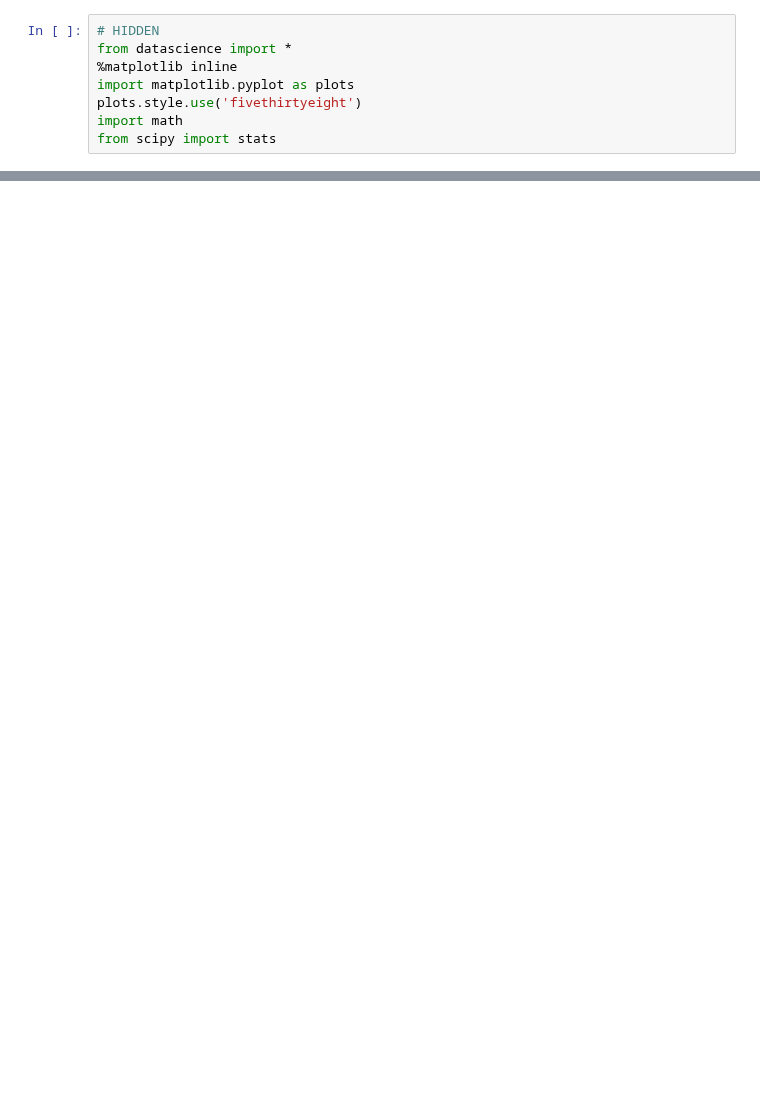
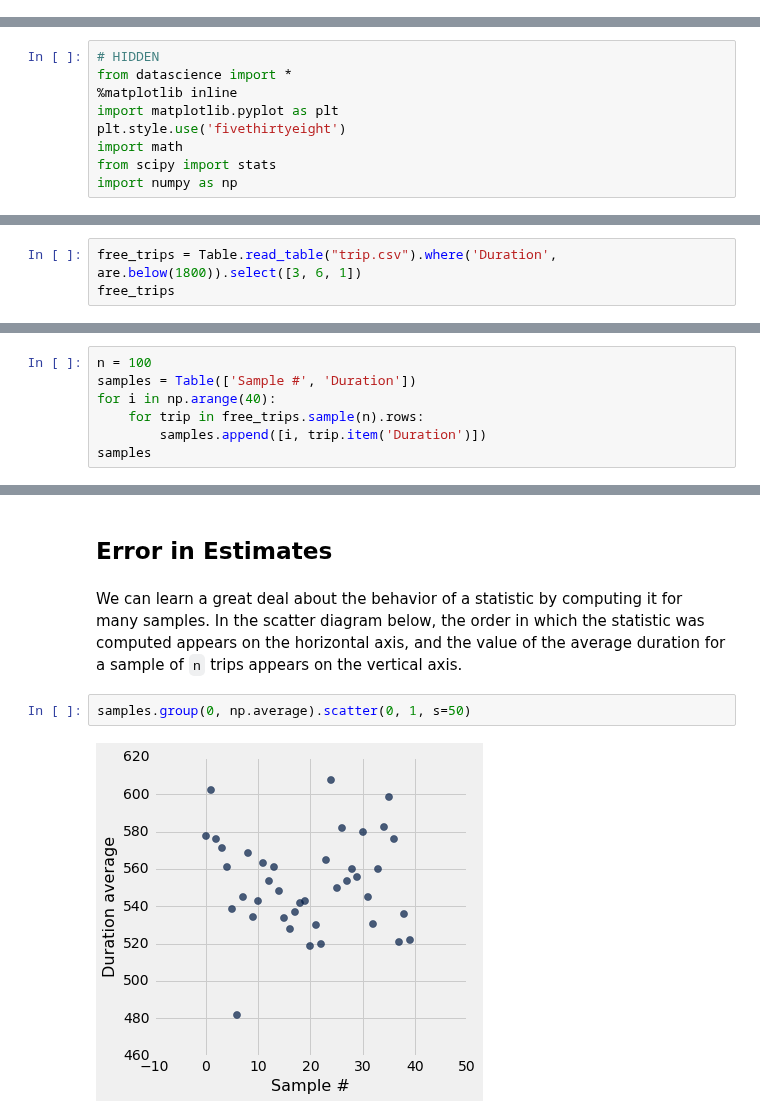
Before and after one commit to data-8/textbook, a Jupyter notebook: notebooks/Confidence.ipynb, the cells around one changed output, grey strips where cells are left out. Saved outputs shown, nothing was run; the diff lists cells and outputs as text; blank space fills up the shorter version.

```diff
--- a/notebooks/Confidence.ipynb
+++ b/notebooks/Confidence.ipynb
@@ -1,8 +0,0 @@
-# %%
-# HIDDEN
-from datascience import *
-%matplotlib inline
-import matplotlib.pyplot as plots
-plots.style.use('fivethirtyeight')
-import math
-from scipy import stats
@@ -201,0 +1,9 @@ That is, an approximate 95%-confidence interval for the percent of smokers among
+# %%
+# HIDDEN
+from datascience import *
+%matplotlib inline
+import matplotlib.pyplot as plt
+plt.style.use('fivethirtyeight')
+import math
+from scipy import stats
+import numpy as np
@@ -201,0 +16,3 @@ That is, an approximate 95%-confidence interval for the percent of smokers among
+# %%
+free_trips = Table.read_table("trip.csv").where('Duration', are.below(1800)).select([3, 6, 1])
+free_trips
@@ -201,0 +40,7 @@ That is, an approximate 95%-confidence interval for the percent of smokers among
+# %%
+n = 100
+samples = Table(['Sample #', 'Duration'])
+for i in np.arange(40):
+    for trip in free_trips.sample(n).rows:
+        samples.append([i, trip.item('Duration')])
+samples
@@ -201,0 +74,8 @@ That is, an approximate 95%-confidence interval for the percent of smokers among
+# %% [markdown]
+## Error in Estimates
+# %% [markdown]
+We can learn a great deal about the behavior of a statistic by computing it for many samples. In the scatter diagram below, the order in which the statistic was computed appears on the horizontal axis, and the value of the average duration for a sample of `n` trips appears on the vertical axis.
+# %%
+samples.group(0, np.average).scatter(0, 1, s=50)
+# %% [output]
+[figure, added]
```
Also changed, not shown: parts of 76 cells of this notebook, 20 other files.
